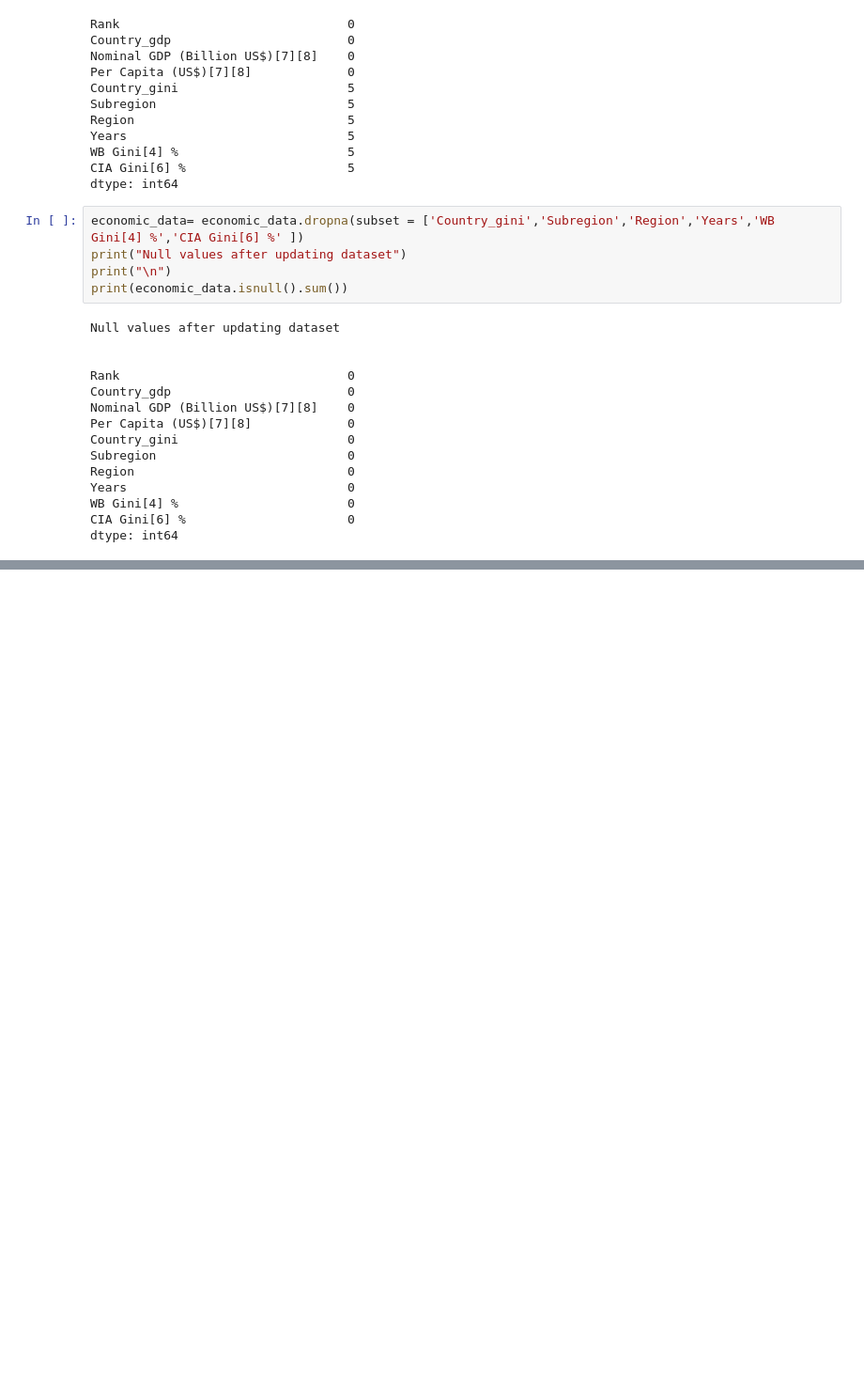
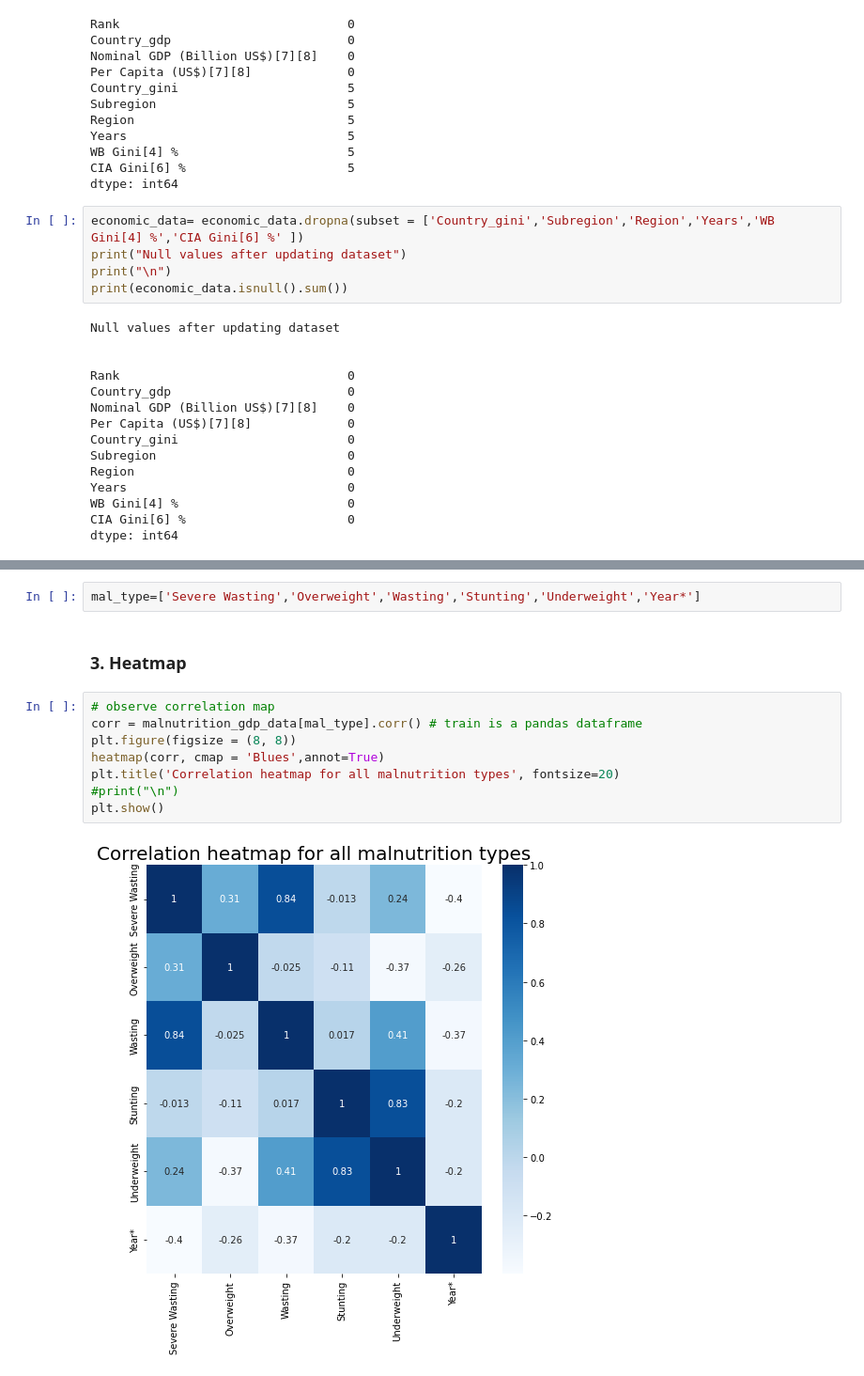
Before and after one commit to Oluwaleke/Child_malnutrition, a Jupyter notebook: Malnutrition_africa.ipynb, the cells around one changed output, grey strips where cells are left out. Shown at 94% size. Drawn from its saved outputs; the diff is of its cells as text; blank space fills up the shorter version.

```diff
--- a/Malnutrition_africa.ipynb
+++ b/Malnutrition_africa.ipynb
@@ -316,0 +398,14 @@ dtype: int64
+# %%
+mal_type=['Severe Wasting','Overweight','Wasting','Stunting','Underweight','Year*']
+# %% [markdown]
+### 3. Heatmap <a class="anchor" id="heatmap"></a>
+# %%
+# observe correlation map
+corr = malnutrition_gdp_data[mal_type].corr() # train is a pandas dataframe
+plt.figure(figsize = (8, 8))
+heatmap(corr, cmap = 'Blues',annot=True)
+plt.title('Correlation heatmap for all malnutrition types', fontsize=20)
+#print("\n")
+plt.show()
+# %% [output]
+[figure, added]
```
Also changed, not shown: parts of 13 cells of this notebook, 2 other files.
